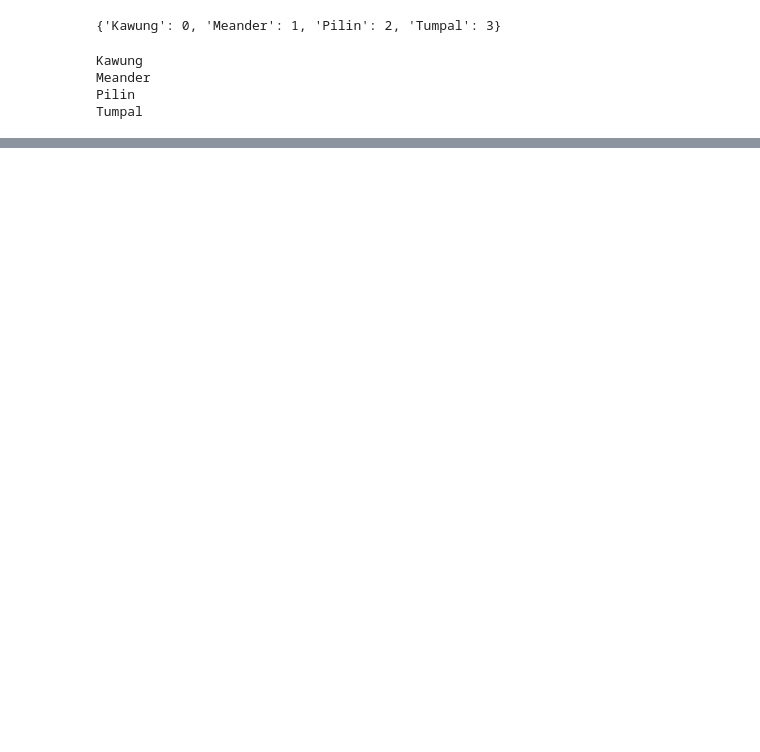
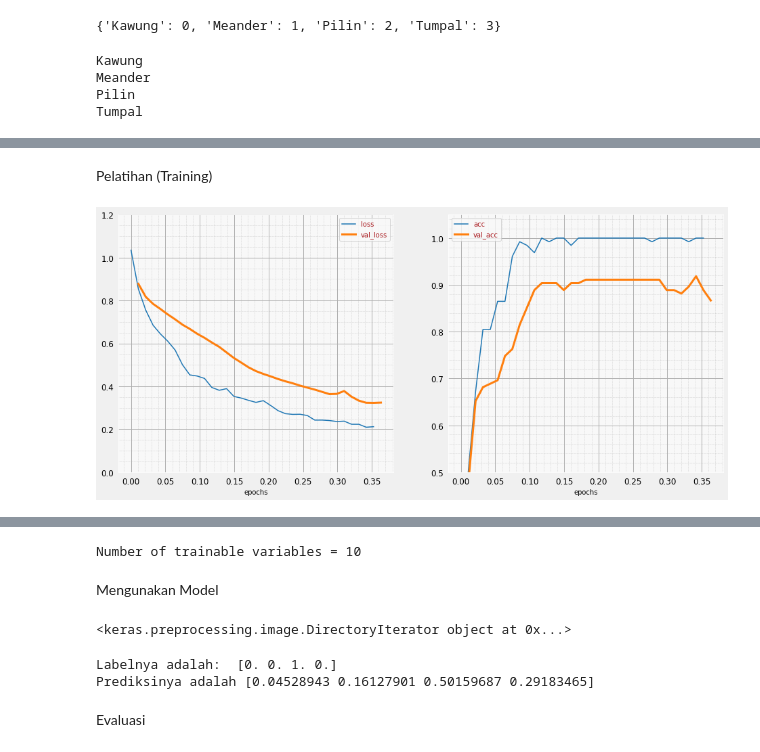
Before and after one commit to Kuliah-Machine-Learning/2021-Batik-Kel-5, a Jupyter notebook: Klasifikasi_Batik_Kel5_VGG_16.ipynb, the cells around one changed output, grey strips where cells are left out. Cells and saved outputs as stored; diff of their text form; code cells hidden in the pictures; blank space fills up the shorter version.

```diff
--- a/Klasifikasi_Batik_Kel5_VGG_16.ipynb
+++ b/Klasifikasi_Batik_Kel5_VGG_16.ipynb
@@ -126,4 +132,5 @@ Memuat Dataset
 # %%
+EPOCHS = 34
 IMAGE_SIZE = 200
 BATCH_SIZE = 128
 base_dir = os.path.join('data/train')
@@ -147,7 +154,7 @@ val_generator = datagen.flow_from_directory(
 #Memuat dataset test
 X_test = []
 y_test = []
-labels = ['Kawung', 'Tumpal']
+labels = ['Kawung', 'Tumpal', 'Meander', 'Pilin']
 
 for i,label in enumerate(labels):
     folder = os.path.join("data/test",label)
@@ -157,7 +164,7 @@ for i,label in enumerate(labels):
         image_path = os.path.join(folder, file)
 
         image = imread(image_path)/255.
-        image = resize(image,(200,200))
+        image = resize(image,(200,200,3))
         X_test.append(image)
         category = os.path.split(folder)[-1]
         y_test.append(i)
@@ -224,0 +423,33 @@ _________________________________________________________________
+# %%
+model = tf.keras.Sequential([
+    base_model,
+    tf.keras.layers.Conv2D(kernel_size=3, filters=12, use_bias=False, padding='same'),
+    tf.keras.layers.BatchNormalization(scale=False, center=True),
+    tf.keras.layers.Activation('relu'),
+
+    tf.keras.layers.Conv2D(kernel_size=6, filters=32, padding='same', use_bias=False, strides=2),
+    tf.keras.layers.BatchNormalization(scale=False, center=True),
+    tf.keras.layers.Activation('relu'),
+
+    tf.keras.layers.Flatten(),
+
+    tf.keras.layers.Dense(100, use_bias=False, kernel_regularizer=keras.regularizers.l2(0.001)),
+    tf.keras.layers.BatchNormalization(center=True, scale=False),
+    tf.keras.layers.Activation('relu'),
+    tf.keras.layers.Dropout(0.3),
+
+    tf.keras.layers.Dense(30, use_bias=False, kernel_regularizer=keras.regularizers.l2(0.001)),
+    tf.keras.layers.BatchNormalization(center=True, scale=False),
+    tf.keras.layers.Activation('relu'),
+    tf.keras.layers.Dropout(0.3),
+
+    tf.keras.layers.Dense(4, activation='softmax')
+  ])
+
+model.compile(optimizer="adam",loss="binary_crossentropy",metrics=["acc"])
+
+# print model layers
+model.summary()
+
+# utility callback that displays training curves
+plot_training = PlotTraining(sample_rate=10, zoom=1)
@@ -224,0 +474,8 @@ _________________________________________________________________
+# %% [markdown]
+Pelatihan (Training)
+# %%
+history = model.fit_generator(train_generator,
+                    epochs=EPOCHS,
+                    validation_data=val_generator, callbacks=[plot_training])
+# %% [output]
+[figure, added]
@@ -224,0 +483,23 @@ _________________________________________________________________
+# %%
+print('Number of trainable variables = {}'.format(len(model.trainable_variables)))
+# %% [output]
+Number of trainable variables = 10
+# %% [markdown]
+Mengunakan Model
+# %%
+print(train_generator)
+# %% [output]
+<keras.preprocessing.image.DirectoryIterator object at 0x...>
+# %%
+#Prediksi Label Validasi dengan Pelatihan
+n = 44
+input_image = image_batch[n][np.newaxis,...]
+print("Labelnya adalah: ", label_batch[n])
+
+predictions = model.predict(input_image)
+print("Prediksinya adalah",predictions[0])
+# %% [output]
+Labelnya adalah:  [0. 0. 1. 0.]
+Prediksinya adalah [0.04528943 0.16127901 0.50159687 0.29183465]
+# %% [markdown]
+Evaluasi
```
Also changed, not shown: parts of 23 cells of this notebook.
